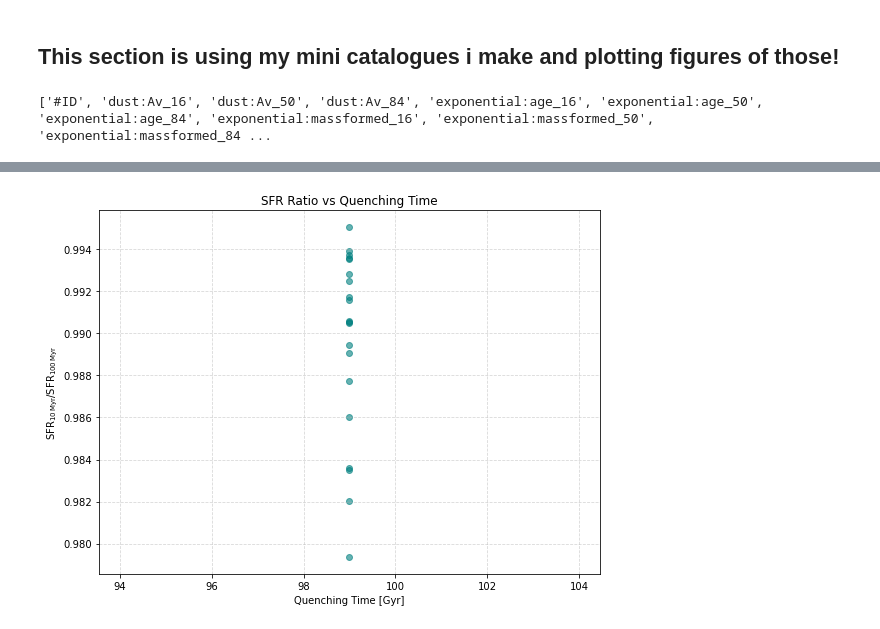
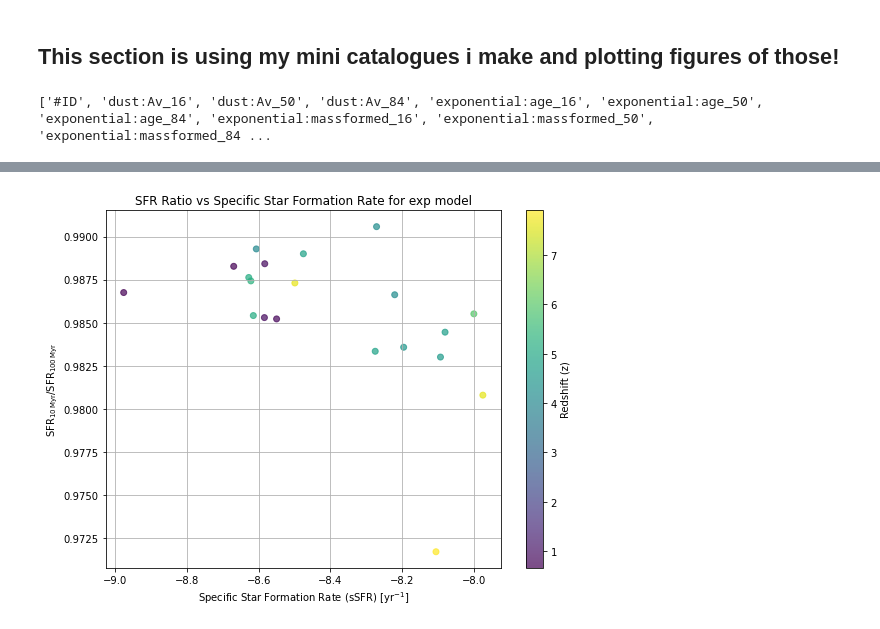
Before and after one commit to giorgiariley/PSb_summer_project, a Jupyter notebook: bagpipes_correlating_JN.ipynb, the cells around one changed output, grey strips where cells are left out. Cells and saved outputs as stored; diff of their text form; code cells hidden in the pictures.

```diff
--- a/bagpipes_correlating_JN.ipynb
+++ b/bagpipes_correlating_JN.ipynb
@@ -237,16 +236,16 @@ import matplotlib.pyplot as plt
 import numpy as np
 
 # Load the file
-table_bagpipes = Table.read("pipes/cats/mini_cat_20.fits")
+mini_table_bagpipes = Table.read("pipes/cats/mini_cat_20_gals.fits")
 
 hdulist.close()
-print(table_bagpipes.colnames)
+print(mini_table_bagpipes.colnames)
 
 # Extract current star formation rate (median value)
-sfr = table_bagpipes['sfr_50']
+sfr = mini_table_bagpipes['sfr_50']
 
 # --- Plot 2: SFR vs Stellar Mass ---
-stellar_mass = table_bagpipes['stellar_mass_50']
+stellar_mass = mini_table_bagpipes['stellar_mass_50']
 
 # plt.figure(figsize=(8, 6))
 # plt.scatter(stellar_mass, sfr, s=10, alpha=0.7, color='royalblue')
@@ -261,8 +260,8 @@ stellar_mass = table_bagpipes['stellar_mass_50']
 
 #------------ SFR ratios -------------------
 # Extract the SFRs
-sfr_10myr = table_bagpipes['sfr_10myr_50']
-sfr_100myr = table_bagpipes['sfr_50']
+sfr_10myr = mini_table_bagpipes['sfr_10myr_50']
+sfr_100myr = mini_table_bagpipes['sfr_50']
 
 # Avoid division by zero
 valid = sfr_100myr > 0
@@ -270,8 +269,8 @@ valid = sfr_100myr > 0
 # Compute ratio
 sfr_ratio = np.full_like(sfr_10myr, np.nan)  # Fill with NaNs by default
 sfr_ratio[valid] = sfr_10myr[valid] / sfr_100myr[valid]
-table_bagpipes["sfr_ratio"] = sfr_ratio[valid]
-redshift = table_bagpipes['redshift_50']
+mini_table_bagpipes["sfr_ratio"] = sfr_ratio[valid]
+redshift = mini_table_bagpipes['redshift_50']
 
 
 # # --- Plot: Histogram of SFR(10 Myr) / SFR(100 Myr) ---
@@ -284,55 +283,71 @@ redshift = table_bagpipes['redshift_50']
 # plt.tight_layout()
 # #plt.show()
 
-plt.figure(figsize=(8, 6))
+plt.figure(figsize=(8, 6), facecolor='white')
 
 # Scatter plot with redshift colour coding
-sc = plt.scatter(table_bagpipes["stellar_mass_50"], sfr_ratio,
-                 c=redshift, cmap='viridis', alpha=0.8)
-
-# Axis labels and title
+sc = plt.scatter(mini_table_bagpipes["stellar_mass_50"], sfr_ratio,  c=redshift, cmap='viridis', alpha=0.8)
 plt.xlabel("Stellar Mass [M$_\odot$]")
 plt.ylabel(r"SFR$_{10\,\mathrm{Myr}}$/SFR$_{100\,\mathrm{Myr}}$")
-plt.title("SFR Ratio vs Stellar Mass (coloured by redshift)")
-
-# Grid and layout
+plt.title("SFR Ratio vs Stellar Mass (coloured by redshift) for exp model")
 plt.grid(True)
 plt.tight_layout()
-
-# Add colourbar
 cbar = plt.colorbar(sc)
 cbar.set_label("Redshift")
-
-# Show the plot
 plt.show()
 
 ## --- Plot: SFR Ratio vs Redshift ---
-plt.figure(figsize=(8,6))
-plt.scatter(table_bagpipes["redshift_50"], sfr_ratio, alpha=0.6, c="mediumvioletred")
+plt.figure(figsize=(8,6), facecolor='white')
+plt.scatter(mini_table_bagpipes["redshift_50"], sfr_ratio, alpha=0.6, c="mediumvioletred")
 plt.xlabel("Redshift")
 plt.ylabel(r"SFR$_{10\,\mathrm{Myr}}$/SFR$_{100\,\mathrm{Myr}}$")
-plt.title("SFR Ratio vs Redshift")
+plt.title("SFR Ratio vs Redshift for exp model")
 plt.grid(True, linestyle='--', alpha=0.5)
 plt.tight_layout()
 plt.show()
 
-#§# --- Plot: SFR Ratio vs Quenching Time ---
-plt.figure(figsize=(8,6))
-plt.scatter(table_bagpipes["tquench_50"], sfr_ratio, alpha=0.6, c="teal")
-plt.xlabel("Quenching Time [Gyr]")
+# #§# --- Plot: SFR Ratio vs Quenching Time ---
+# plt.figure(figsize=(8,6))
+# plt.scatter(table_bagpipes["tquench_50"], sfr_ratio, alpha=0.6, c="teal")
+# plt.xlabel("Quenching Time [Gyr]")
+# plt.ylabel(r"SFR$_{10\,\mathrm{Myr}}$/SFR$_{100\,\mathrm{Myr}}$")
+# plt.title("SFR Ratio vs Quenching Time")
+# plt.grid(True, linestyle='--', alpha=0.5)
+# plt.tight_layout()
+# plt.show()
+
+# # --- Plot: SFR Ratio vs Dust Attenuation ---
+# plt.figure(figsize=(8,6))
+# plt.scatter(table_bagpipes["dust:Av_50"], sfr_ratio, alpha=0.6, c="darkorange")
+# plt.xlabel("Dust Attenuation A$_V$")
+# plt.ylabel(r"SFR$_{10\,\mathrm{Myr}}$/SFR$_{100\,\mathrm{Myr}}$")
+# plt.title("SFR Ratio vs Dust Attenuation")
+# plt.grid(True, linestyle='--', alpha=0.5)
+# plt.tight_layout()
+# plt.show()
+
+# --- Plot: SFR Ratio vs sSFR ---
+ssfr = mini_table_bagpipes['ssfr_50']
+
+plt.figure(figsize=(8,6), facecolor='white')
+sc = plt.scatter(ssfr[valid], sfr_ratio[valid],c=redshift[valid], cmap='viridis', alpha=0.7)
+plt.xlabel("Specific Star Formation Rate (sSFR) [yr$^{-1}$]")
 plt.ylabel(r"SFR$_{10\,\mathrm{Myr}}$/SFR$_{100\,\mathrm{Myr}}$")
-plt.title("SFR Ratio vs Quenching Time")
-plt.grid(True, linestyle='--', alpha=0.5)
+plt.title("SFR Ratio vs Specific Star Formation Rate for exp model")
+plt.grid(True)
+cbar = plt.colorbar(sc)
+cbar.set_label("Redshift (z)")
 plt.tight_layout()
 plt.show()
 
-# --- Plot: SFR Ratio vs Dust Attenuation ---
-plt.figure(figsize=(8,6))
-plt.scatter(table_bagpipes["dust:Av_50"], sfr_ratio, alpha=0.6, c="darkorange")
-plt.xlabel("Dust Attenuation A$_V$")
-plt.ylabel(r"SFR$_{10\,\mathrm{Myr}}$/SFR$_{100\,\mathrm{Myr}}$")
-plt.title("SFR Ratio vs Dust Attenuation")
-plt.grid(True, linestyle='--', alpha=0.5)
+#--- Plot: sSFR vs Redshift ---
+
+plt.figure(figsize=(8,6), facecolor='white')
+plt.scatter(redshift[valid], ssfr[valid], alpha=0.5, color='mediumseagreen')
+plt.xlabel("Redshift")
+plt.ylabel("Specific Star Formation Rate (sSFR) [yr$^{-1}$]")
+plt.title("sSFR vs Redshift for exp model")
+plt.grid(True)
 plt.tight_layout()
 plt.show()
 # %% [output]
@@ -342 +357 @@ plt.show()
-[figure, old version]
+[figure, new version]
```
Also changed, not shown: parts of 3 cells of this notebook.
